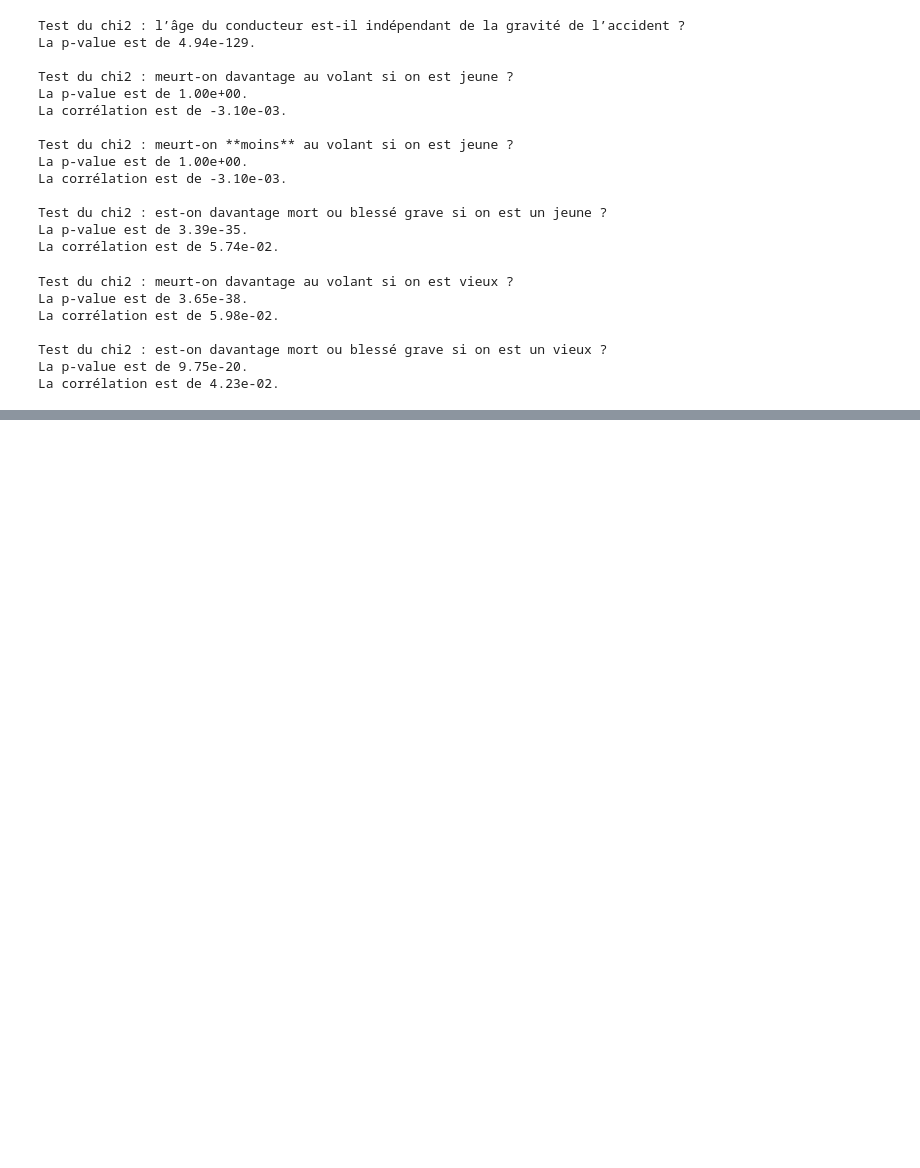
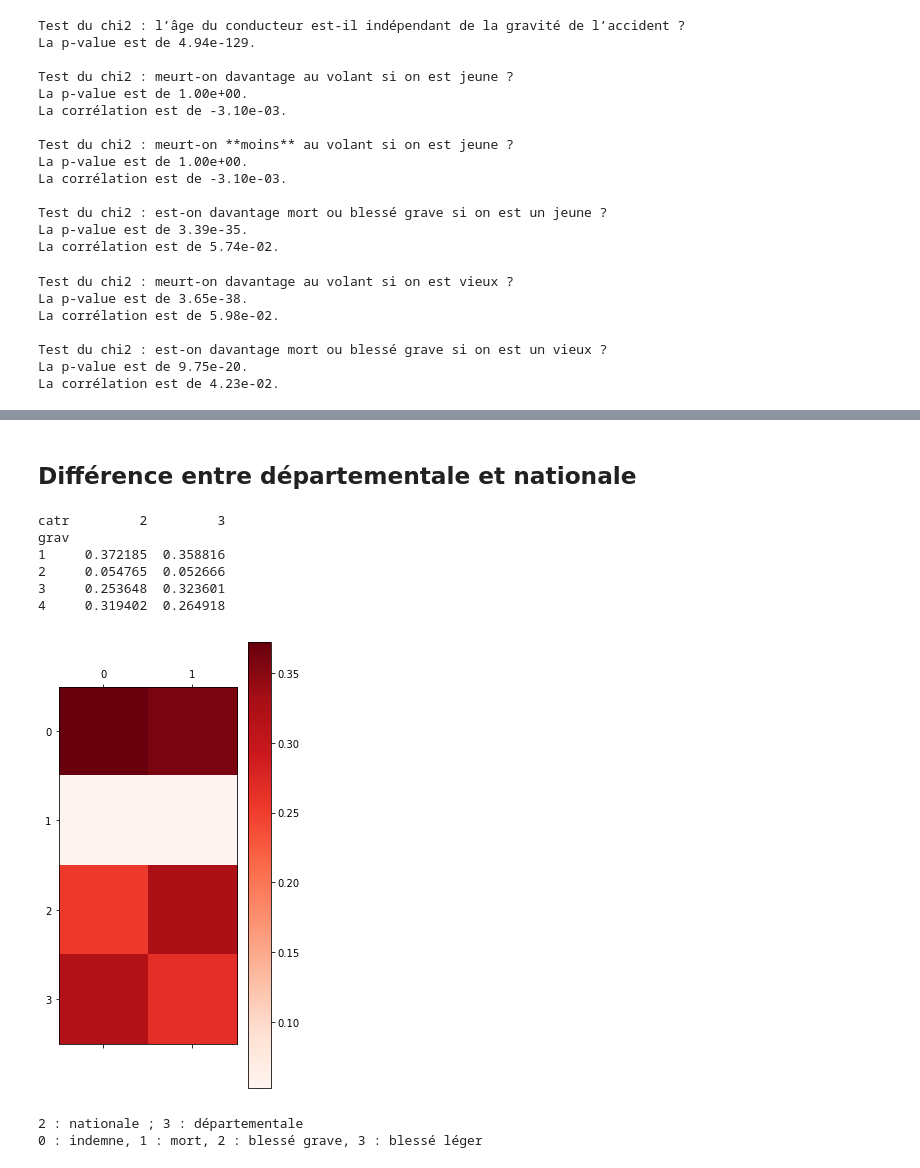
Before and after one commit to ericbenhamou/MASH_IPJ_2018, a Jupyter notebook: Untitled.ipynb, the cells around one changed output, grey strips where cells are left out. Drawn from its saved outputs; the diff is of its cells as text; code cells hidden in the pictures; blank space fills up the shorter version.

```diff
--- a/Untitled.ipynb
+++ b/Untitled.ipynb
@@ -241,0 +239,24 @@ NameError: name 'accident_int' is not defined
+# %% [markdown]
+## Différence entre départementale et nationale
+# %%
+accidents_ints = dfs[2][nat_dep_non_tpc].merge(dfs[0])
+accidents_int["mort"] = (accidents_int["grav"] == 2)
+accidents_int["grav_fatal"] = accidents_int["grav"].isin({2,3})
+
+ct_grav_catr = pd.crosstab(accidents_ints["grav"], accidents_ints["catr"], normalize="columns")
+print(ct_grav_catr)
+plt.matshow(ct_grav_catr, cmap=cm.Reds, interpolation='none')
+plt.colorbar()
+plt.show()
+print("2 : nationale ; 3 : départementale")
+print("0 : indemne, 1 : mort, 2 : blessé grave, 3 : blessé léger")
+# %% [output]
+catr         2         3
+grav
+1     0.372185  0.358816
+2     0.054765  0.052666
+3     0.253648  0.323601
+4     0.319402  0.264918
+[figure, added]
+2 : nationale ; 3 : départementale
+0 : indemne, 1 : mort, 2 : blessé grave, 3 : blessé léger
```
Also changed, not shown: parts of 4 cells of this notebook.
